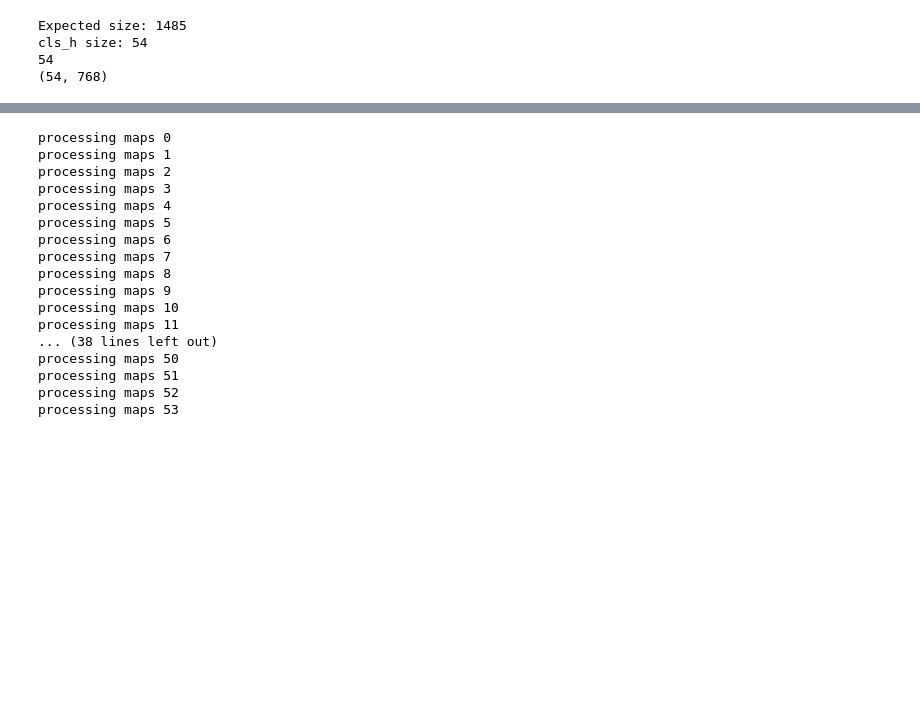
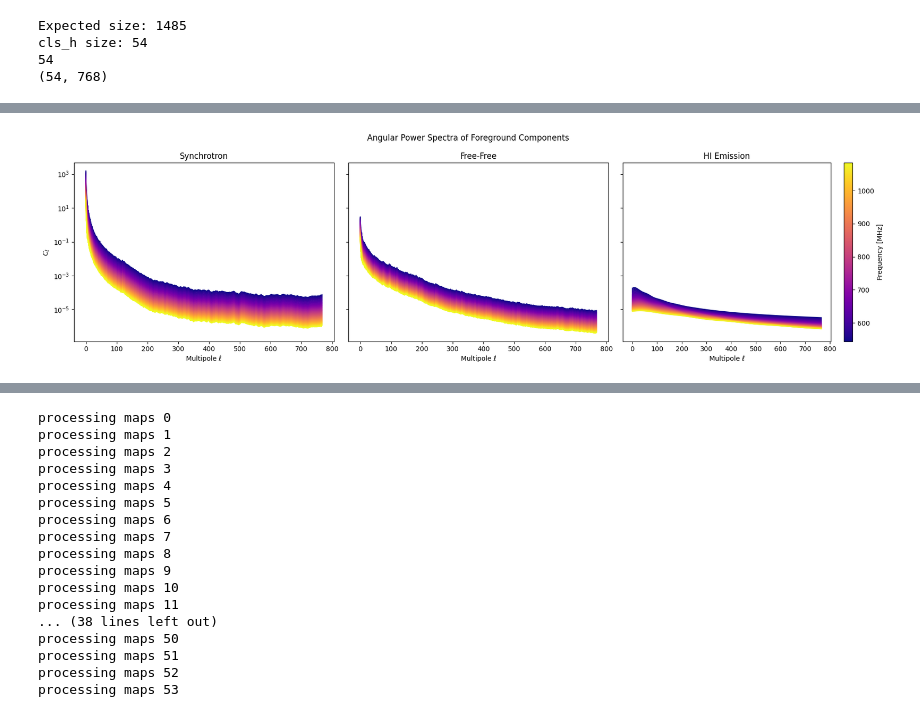
Before and after one commit to urwa99/MASS_Thesis, a Jupyter notebook: HI/HI_sims.ipynb, the cells around one changed output, grey strips where cells are left out. Cells and saved outputs as stored; diff of their text form; code cells hidden in the pictures; blank space fills up the shorter version.

```diff
--- a/HI/HI_sims.ipynb
+++ b/HI/HI_sims.ipynb
@@ -244,3 +277,45 @@ plt.show()
+# %%
+
+
+cmap = plt.get_cmap('plasma')
+norm = plt.Normalize(freqs.min(), freqs.max())
+
+# Create subplots
+fig, axs = plt.subplots(1, 3, figsize=(18, 5), sharey=True)
+
+# 1. Synchrotron
+for i, f in enumerate(freqs):
+    axs[0].plot(cl_sync[i, :]/1e12, color=cmap(norm(f)))
+axs[0].set_title('Synchrotron')
+axs[0].set_xlabel('Multipole ℓ')
+axs[0].set_ylabel(r'$C_\ell$')
+axs[0].set_yscale('log')
+
+
+
+# 2. Free-Free
+for i, f in enumerate(freqs):
+    axs[1].plot(cl_ff[i, :], color=cmap(norm(f)))
+axs[1].set_title('Free-Free')
+axs[1].set_xlabel('Multipole ℓ')
+axs[1].set_yscale('log')
+
+# 3. HI
+for i, f in enumerate(freqs[:-1]):  # Exclude last frequency for HI
+    axs[2].plot(cls_hi[i, 2:], color=cmap(norm(f)))
+axs[2].set_title('HI Emission')
+axs[2].set_xlabel('Multipole ℓ')
+axs[2].set_yscale('log')
+sm_hi = plt.cm.ScalarMappable(cmap=cmap, norm=norm)
+sm_hi.set_array([])
+fig.colorbar(sm_hi, ax=axs[2], label='Frequency [MHz]')
+
+# Final adjustments
+plt.suptitle('Angular Power Spectra of Foreground Components')
+plt.tight_layout()
+plt.show()
+# %% [output]
+[figure, added]
 # %%
 cls_hi = np.load("cls_hi_uncorr.npy")
 sync = np.load("sync_maps.npy")
```
Also changed, not shown: parts of 12 cells of this notebook.
